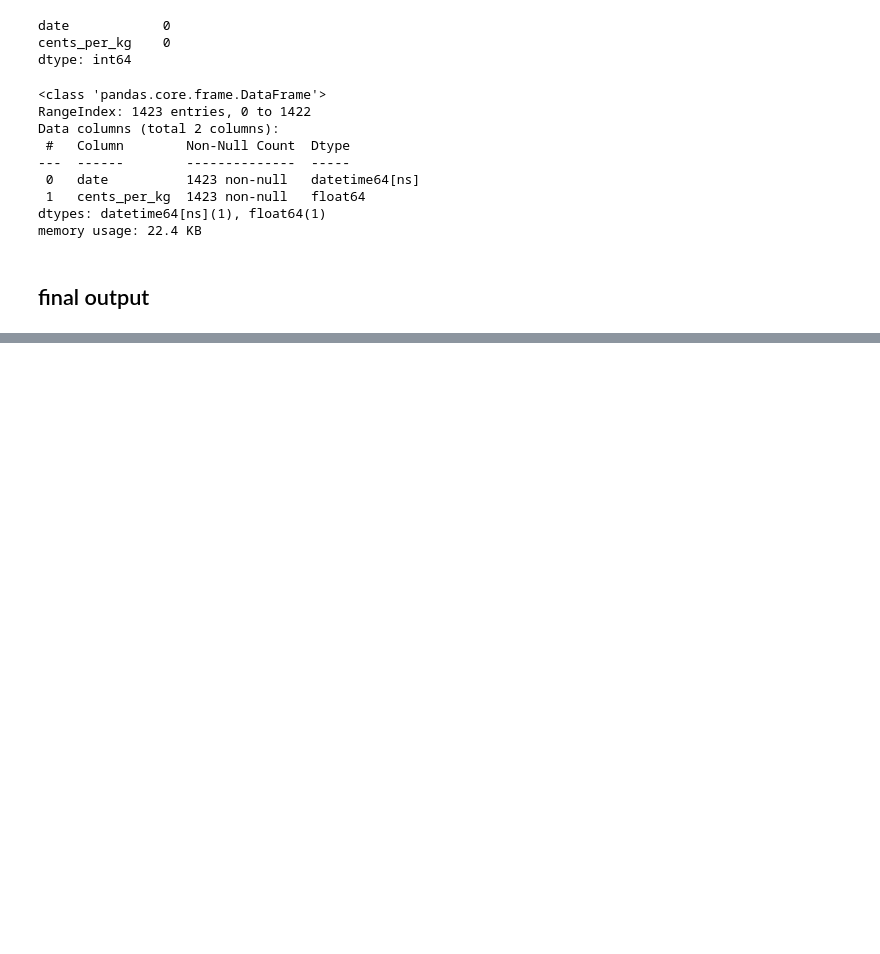
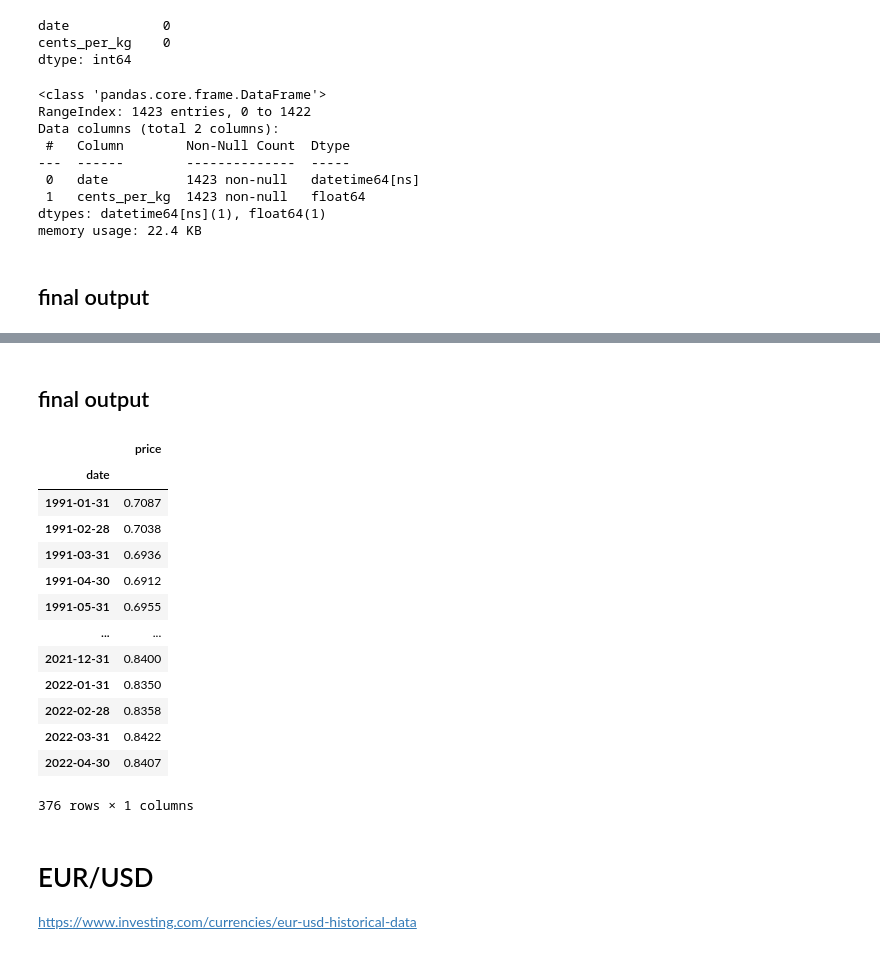
Before and after one commit to trentsteel777/CA2, a Jupyter notebook: DataPrep.ipynb, the cells around one changed output, grey strips where cells are left out. Saved outputs shown, nothing was run; the diff lists cells and outputs as text; code cells hidden in the pictures; blank space fills up the shorter version.

Commit message:
add in EURGBP and EURUSD datasets

```diff
--- a/DataPrep.ipynb
+++ b/DataPrep.ipynb
@@ -1301,0 +1308,39 @@ df_pig
+# %%
+def prepare_forex_data(file_path):
+    from pandas.tseries.offsets import MonthEnd
+
+    df_cur = pd.read_csv(file_path)
+    snake_case_columns(df_cur)
+
+    # https://dataindependent.com/pandas/pandas-to-datetime-string-to-date-pd-to_datetime/
+    df_cur["date"] = pd.to_datetime(df_cur["date"], format='%b %y') + MonthEnd(1)
+    # only need final day closing price
+    df_cur = df_cur.drop(["open", "high", "low", "change_%"], axis=1)
+    df_cur = df_cur.set_index("date")
+    df_cur = df_cur.sort_index()
+    return df_eurgbp
+# %%
+df_eurgbp = prepare_forex_data("data/ie/EUR_GBP_1991-2022.csv")
+# %% [markdown]
+## final output
+# %%
+df_eurgbp
+# %% [output]
+|  | price |
+| date |  |
+| 1991-01-31 | 0.7087 |
+| 1991-02-28 | 0.7038 |
+| 1991-03-31 | 0.6936 |
+| 1991-04-30 | 0.6912 |
+| 1991-05-31 | 0.6955 |
+| ... | ... |
+| 2021-12-31 | 0.8400 |
+| 2022-01-31 | 0.8350 |
+| 2022-02-28 | 0.8358 |
+| 2022-03-31 | 0.8422 |
+| 2022-04-30 | 0.8407 |
+376 rows × 1 columns
+# %% [markdown]
+# EUR/USD
+
+https://www.investing.com/currencies/eur-usd-historical-data
```
Also changed, not shown: parts of 6 cells of this notebook, 2 other files.
